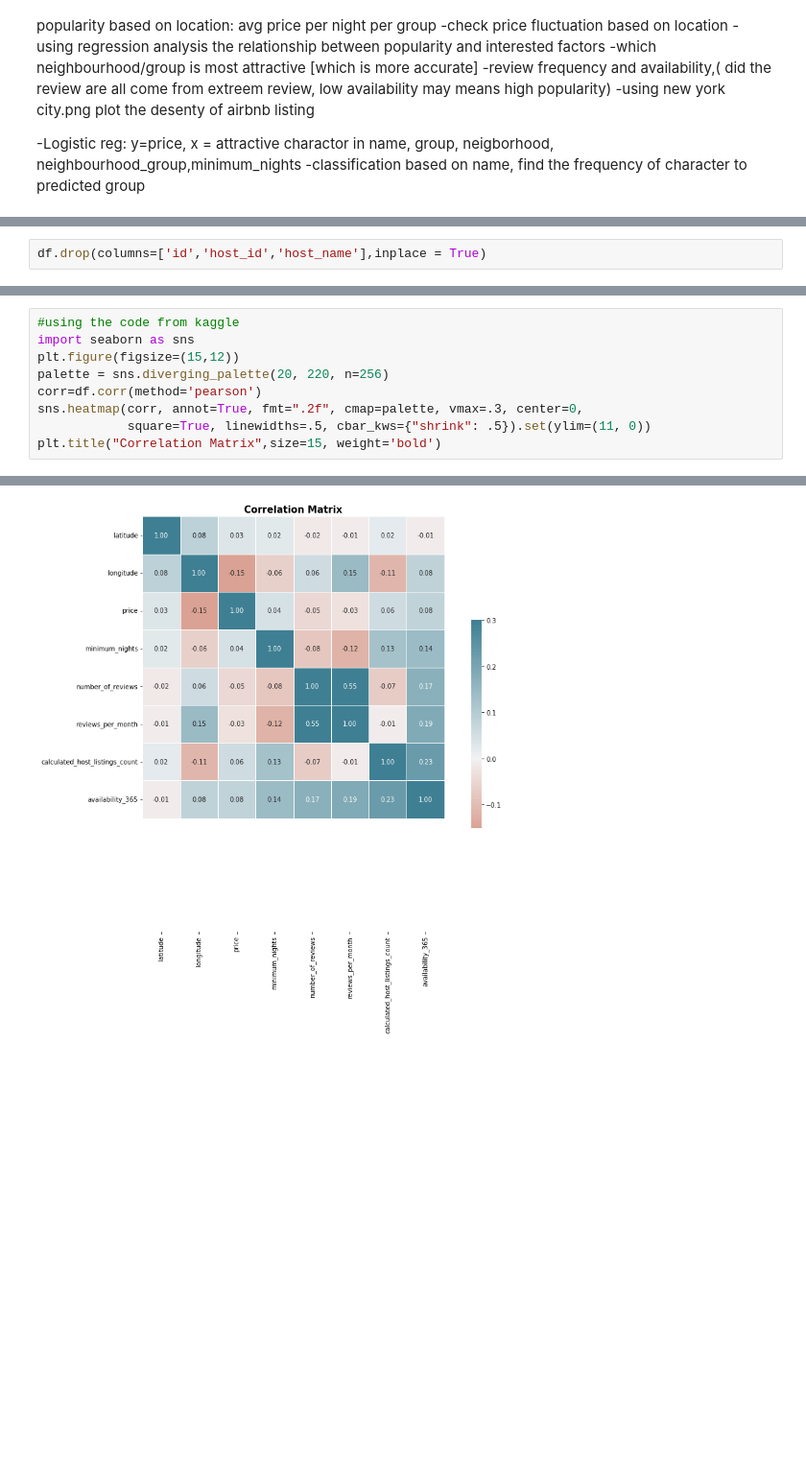
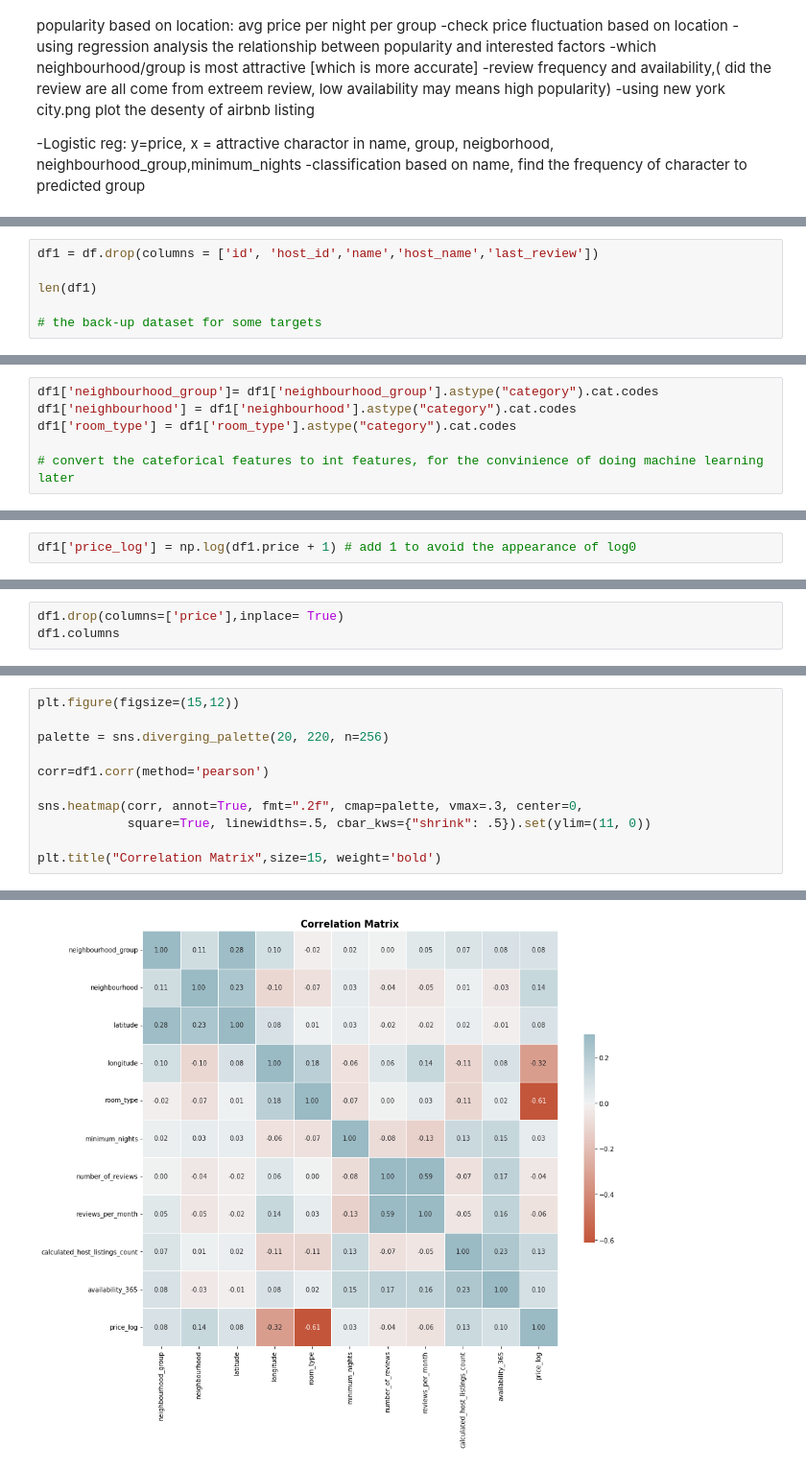
Before and after one commit to wowNorth0516/5243project, a Jupyter notebook: 5243Project.ipynb, the cells around one changed output, grey strips where cells are left out. Shown: that part at 96% size. Drawn from its saved outputs; the diff is of its cells as text; blank space fills up the shorter version.

```diff
--- a/5243Project.ipynb
+++ b/5243Project.ipynb
@@ -31,0 +148,6 @@ Data Analysis:
+# %%
+df1 = df.drop(columns = ['id', 'host_id','name','host_name','last_review'])
+
+len(df1)
+
+# the back-up dataset for some targets
@@ -31,0 +156,6 @@ Data Analysis:
+# %%
+df1['neighbourhood_group']= df1['neighbourhood_group'].astype("category").cat.codes
+df1['neighbourhood'] = df1['neighbourhood'].astype("category").cat.codes
+df1['room_type'] = df1['room_type'].astype("category").cat.codes
+
+# convert the cateforical features to int features, for the convinience of doing machine learning later
@@ -31,0 +177,2 @@ Data Analysis:
+# %%
+df1['price_log'] = np.log(df1.price + 1) # add 1 to avoid the appearance of log0
@@ -32,2 +200,3 @@ Data Analysis:
 # %%
-df.drop(columns=['id','host_id','host_name'],inplace = True)
+df1.drop(columns=['price'],inplace= True)
+df1.columns
@@ -98,12 +233,14 @@ Name: reviews_per_month, dtype: float64
 # %%
-#using the code from kaggle
-import seaborn as sns
 plt.figure(figsize=(15,12))
+
 palette = sns.diverging_palette(20, 220, n=256)
-corr=df.corr(method='pearson')
+
+corr=df1.corr(method='pearson')
+
 sns.heatmap(corr, annot=True, fmt=".2f", cmap=palette, vmax=.3, center=0,
             square=True, linewidths=.5, cbar_kws={"shrink": .5}).set(ylim=(11, 0))
+
 plt.title("Correlation Matrix",size=15, weight='bold')
 # %% [output]
 Text(0.5, 1.0, 'Correlation Matrix')
-[figure, old version]
+[figure, new version]
```
Also changed, not shown: parts of 31 cells of this notebook.
